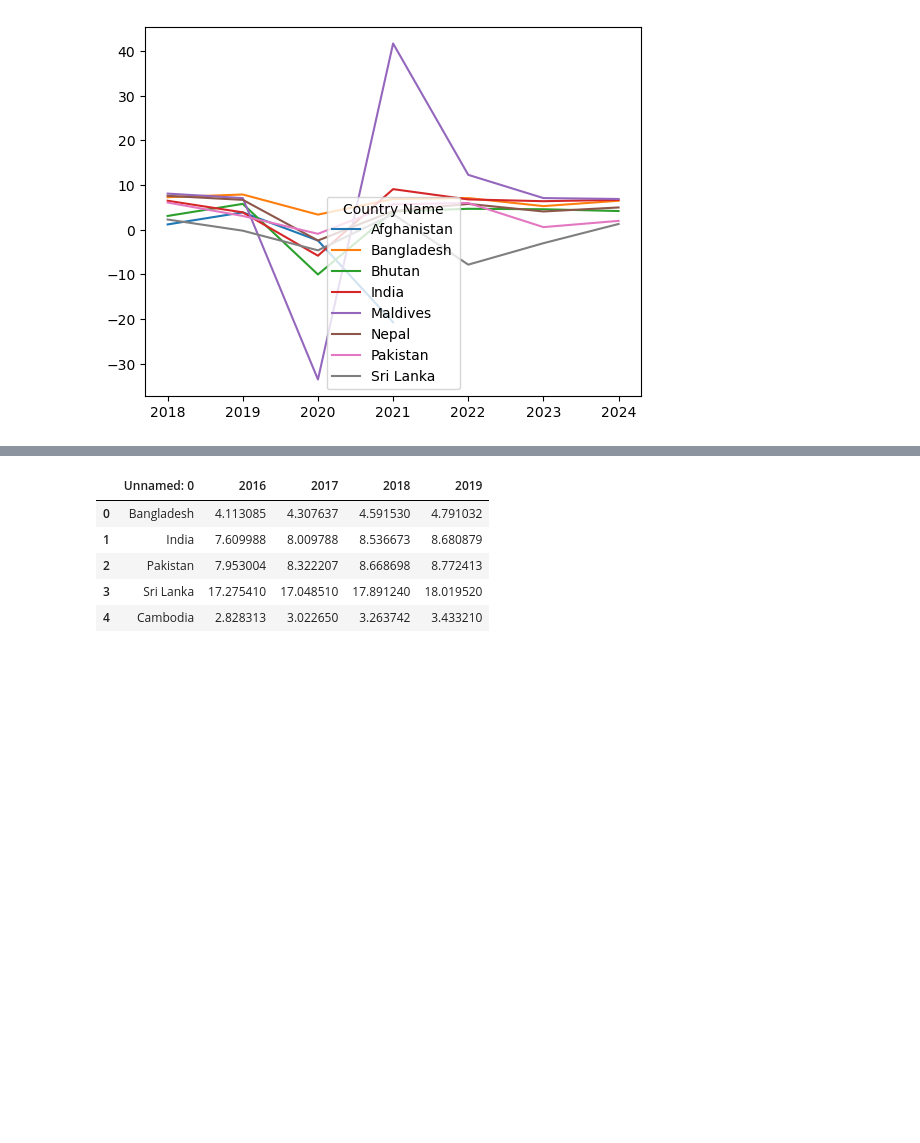
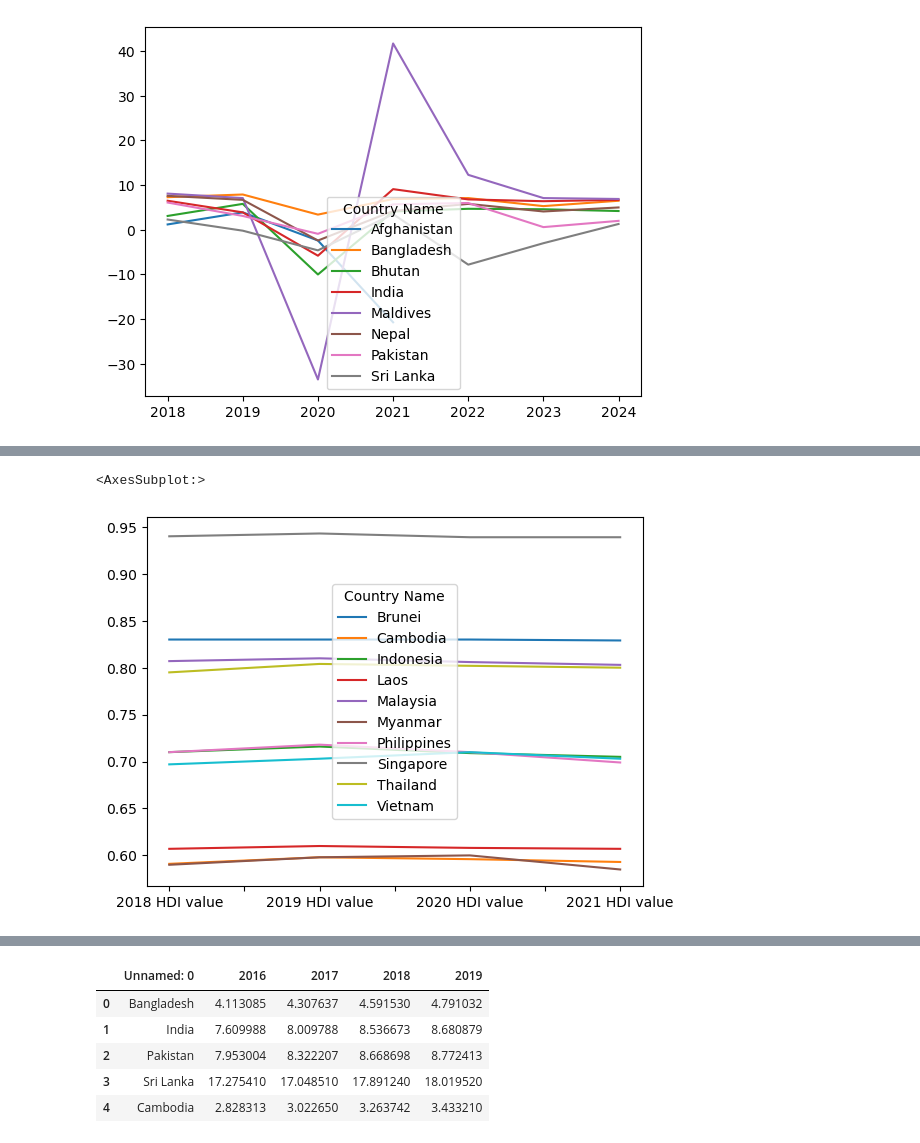
Before and after one commit to RuizLorenzoChavez/asean-datascience, a Jupyter notebook: GillCleaning.ipynb, the cells around one changed output, grey strips where cells are left out. Saved outputs shown, nothing was run; the diff lists cells and outputs as text; code cells hidden in the pictures; blank space fills up the shorter version.

```diff
--- a/GillCleaning.ipynb
+++ b/GillCleaning.ipynb
@@ -351,0 +361,7 @@ HDI.head()
+# %%
+HDI_ASEAN_test = pd.read_csv('cleaned-data/ASEAN_HDI_cleaned.csv', usecols=['Country Name', '2018 HDI value',
+'2019 HDI value', '2020 HDI value','2021 HDI value'])
+HDI_ASEAN_test_transposed = HDI_ASEAN_test.T
+HDI_ASEAN_test_transposed.columns = HDI_ASEAN_test_transposed.iloc[0] # setting new index
+HDI_ASEAN_test_transposed_new = HDI_ASEAN_test_transposed[1:] #creating a new dataframe by removing extra row
+HDI_ASEAN_test_transposed_new
@@ -351,0 +374,5 @@ HDI.head()
+# %%
+HDI_ASEAN_test_transposed_new.plot(kind = 'line')
+# %% [output]
+<AxesSubplot:>
+[figure, added]
```
Also changed, not shown: parts of 18 cells of this notebook, 4 other files.
